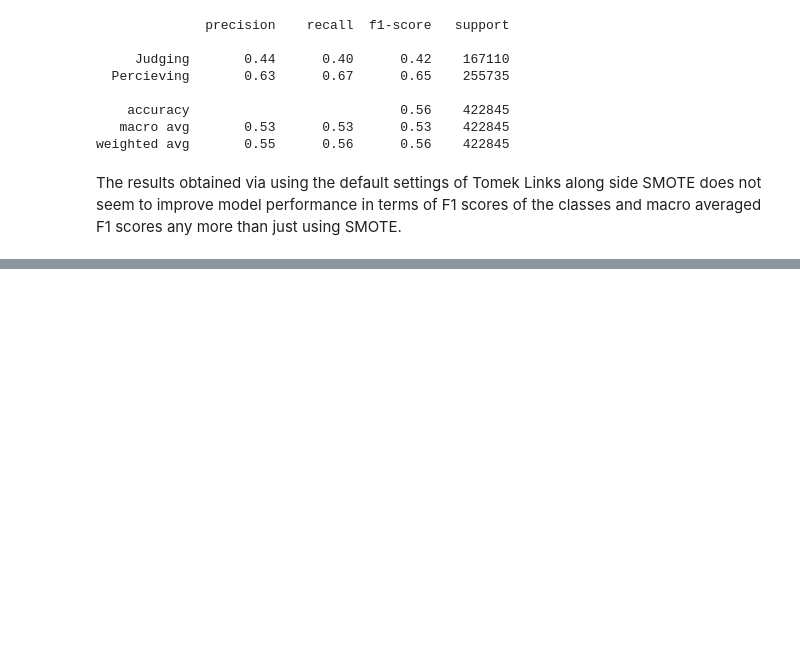
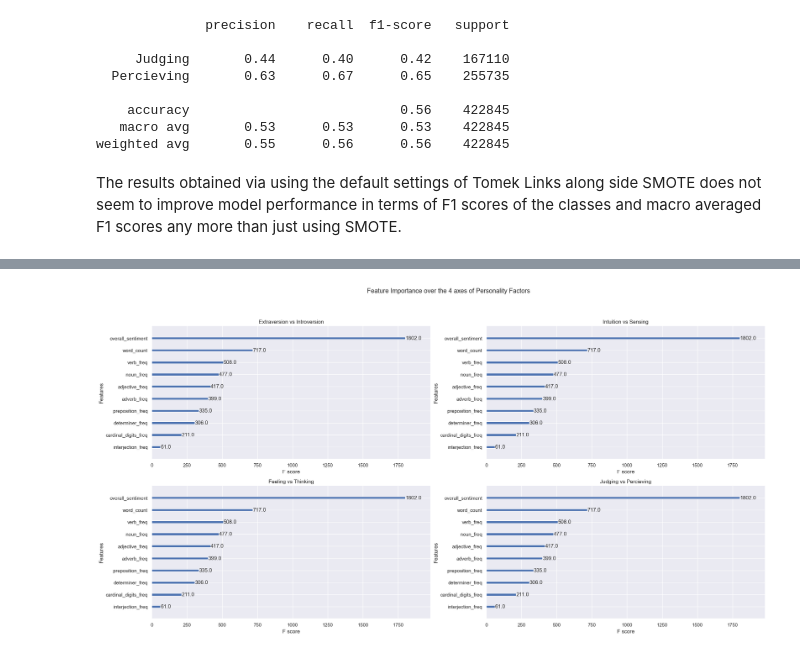
Before and after one commit to slouie88/myers_briggs_personalities, a Jupyter notebook: myers_briggs_feature_importance.ipynb, the cells around one changed output, grey strips where cells are left out. Cells and saved outputs as stored; diff of their text form; code cells hidden in the pictures; blank space fills up the shorter version.

Commit message:
Added feature importance plot for the 4 axes of personality factors

```diff
--- a/myers_briggs_feature_importance.ipynb
+++ b/myers_briggs_feature_importance.ipynb
@@ -596,0 +603,5 @@ The results obtained via using the default settings of Tomek Links along side SM
+# %%
+y = targets["e_vs_i"].values
+
+xgboost_classifier_e_vs_i = build_classifier_with_smote()
+xgboost_classifier_e_vs_i.fit(X, y)
@@ -596,0 +627,5 @@ The results obtained via using the default settings of Tomek Links along side SM
+# %%
+y = targets["s_vs_n"].values
+
+xgboost_classifier_s_vs_n = build_classifier_with_smote()
+xgboost_classifier_s_vs_n.fit(X, y)
@@ -596,0 +651,5 @@ The results obtained via using the default settings of Tomek Links along side SM
+# %%
+y = targets["t_vs_f"].values
+
+xgboost_classifier_t_vs_f = build_classifier_with_smote()
+xgboost_classifier_t_vs_f.fit(X, y)
@@ -596,0 +675,5 @@ The results obtained via using the default settings of Tomek Links along side SM
+# %%
+y = targets["j_vs_p"].values
+
+xgboost_classifier_j_vs_p = build_classifier_with_smote()
+xgboost_classifier_j_vs_p.fit(X, y)
@@ -596,0 +699,18 @@ The results obtained via using the default settings of Tomek Links along side SM
+# %%
+from xgboost import plot_importance
+
+sns.set()
+
+fig, axes = plt.subplots(2, 2, figsize=(25,12))
+axes = axes.flatten()
+
+plot_importance(booster=xgboost_classifier_e_vs_i.named_steps["model"], ax=axes[0], max_num_features=10, title="Extraversion vs Introversion")
+plot_importance(booster=xgboost_classifier_s_vs_n.named_steps["model"], ax=axes[1], max_num_features=10, title="Intuition vs Sensing")
+plot_importance(booster=xgboost_classifier_t_vs_f.named_steps["model"], ax=axes[2], max_num_features=10, title="Feeling vs Thinking")
+plot_importance(booster=xgboost_classifier_j_vs_p.named_steps["model"], ax=axes[3], max_num_features=10, title="Judging vs Percieving")
+
+fig.suptitle("Feature Importance over the 4 axes of Personality Factors")
+
+plt.show()
+# %% [output]
+[figure, added]
```
Also changed, not shown: parts of 9 cells of this notebook.
